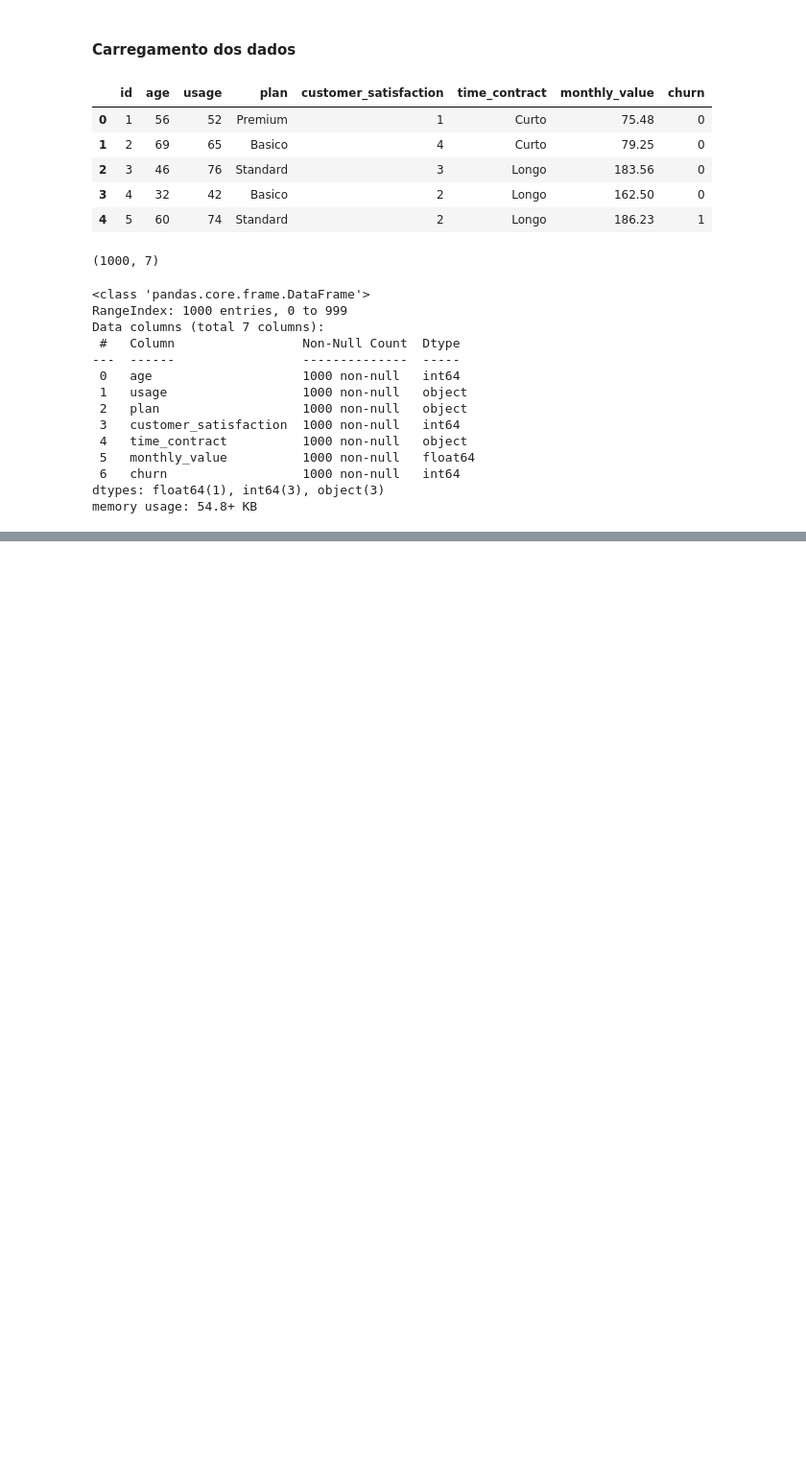
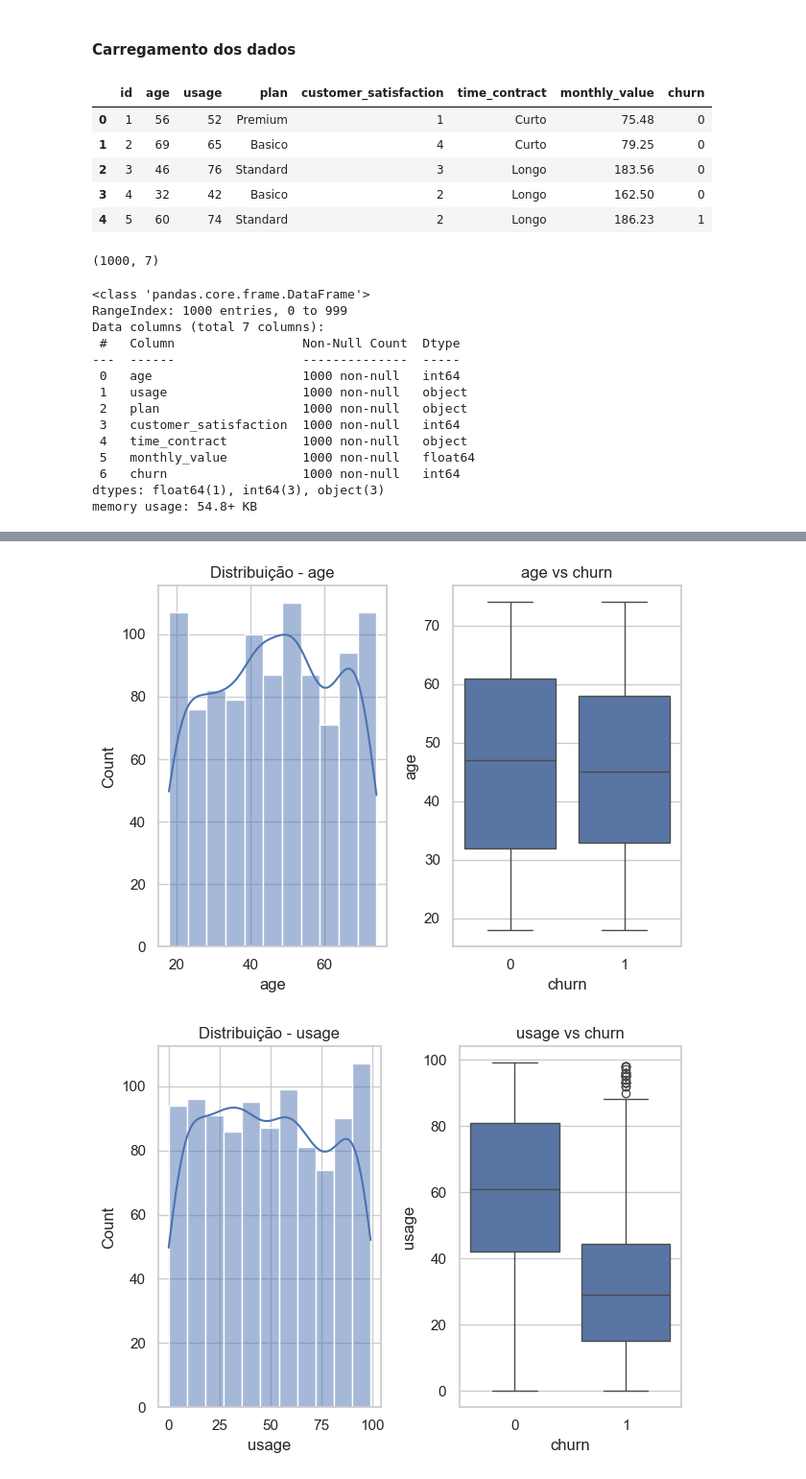
Before and after one commit to lmonferrari/fictional-computing-machine, a Jupyter notebook: analise_modelo.ipynb, the cells around one changed output, grey strips where cells are left out. Shown at 96% size. Cells and saved outputs as stored; diff of their text form; code cells hidden in the pictures; blank space fills up the shorter version.

```diff
--- a/analise_modelo.ipynb
+++ b/analise_modelo.ipynb
@@ -61,3 +63,5 @@ Data columns (total 7 columns):
  6   churn                  1000 non-null   int64
 dtypes: float64(1), int64(3), object(3)
 memory usage: 54.8+ KB
+# %%
+df["usage"] = df["usage"].astype(np.int16)
@@ -63,0 +81,18 @@ memory usage: 54.8+ KB
+# %%
+for column in df.columns:
+    if column != "churn":
+        fig, axes = plt.subplots(1, 2)
+        if is_numeric_dtype(df[column].dtype):
+            sns.histplot(df[column], kde=True, ax=axes[0])
+            sns.boxplot(x="churn", y=column, data=df, ax=axes[1])
+        else:
+            sns.countplot(x=column, data=df, ax=axes[0])
+            sns.countplot(x=column, hue="churn", data=df, ax=axes[1])
+
+        axes[0].set_title(f"Distribuição - {column}")
+        axes[1].set_title(f"{column} vs churn")
+        plt.tight_layout()
+        plt.show()
+# %% [output]
+[figure, added]
+[figure, added]
```
Also changed, not shown: parts of 4 cells of this notebook.
